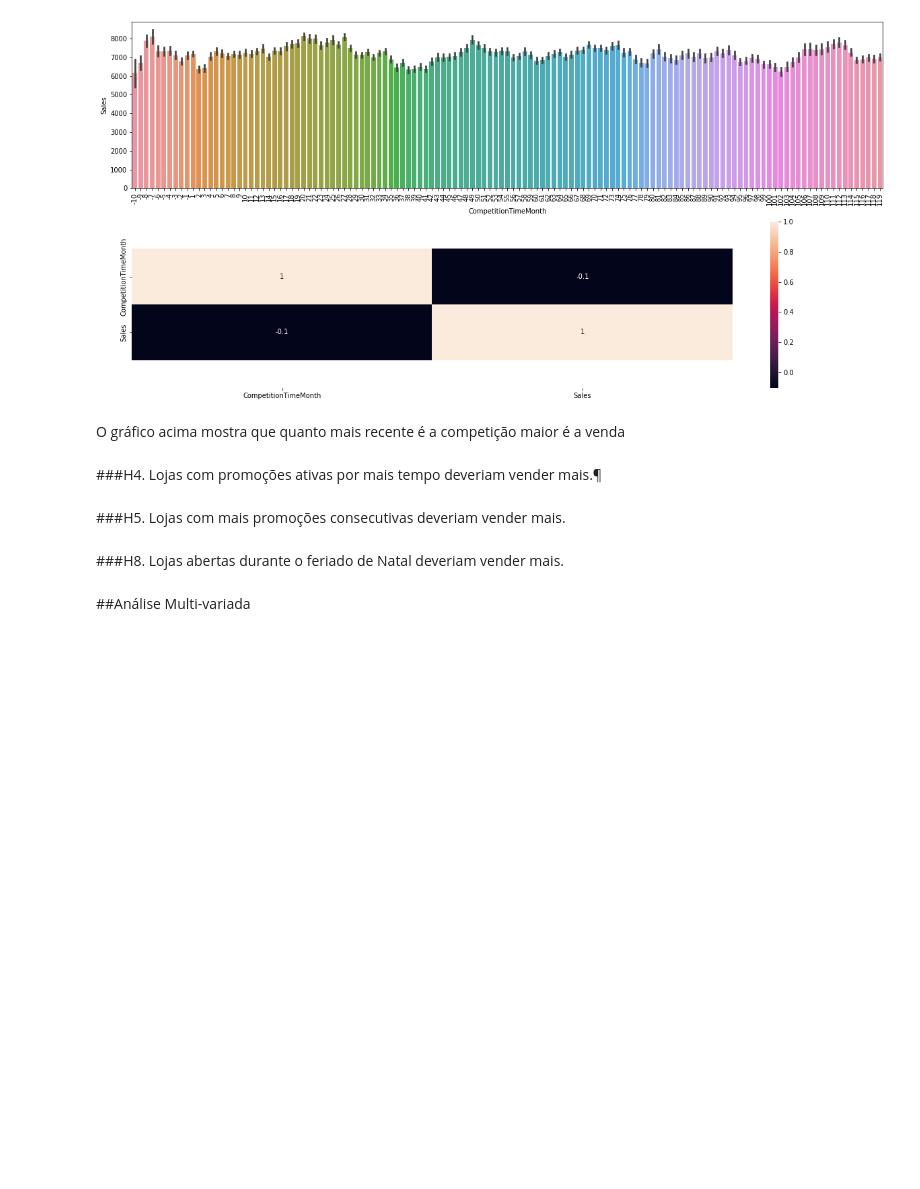
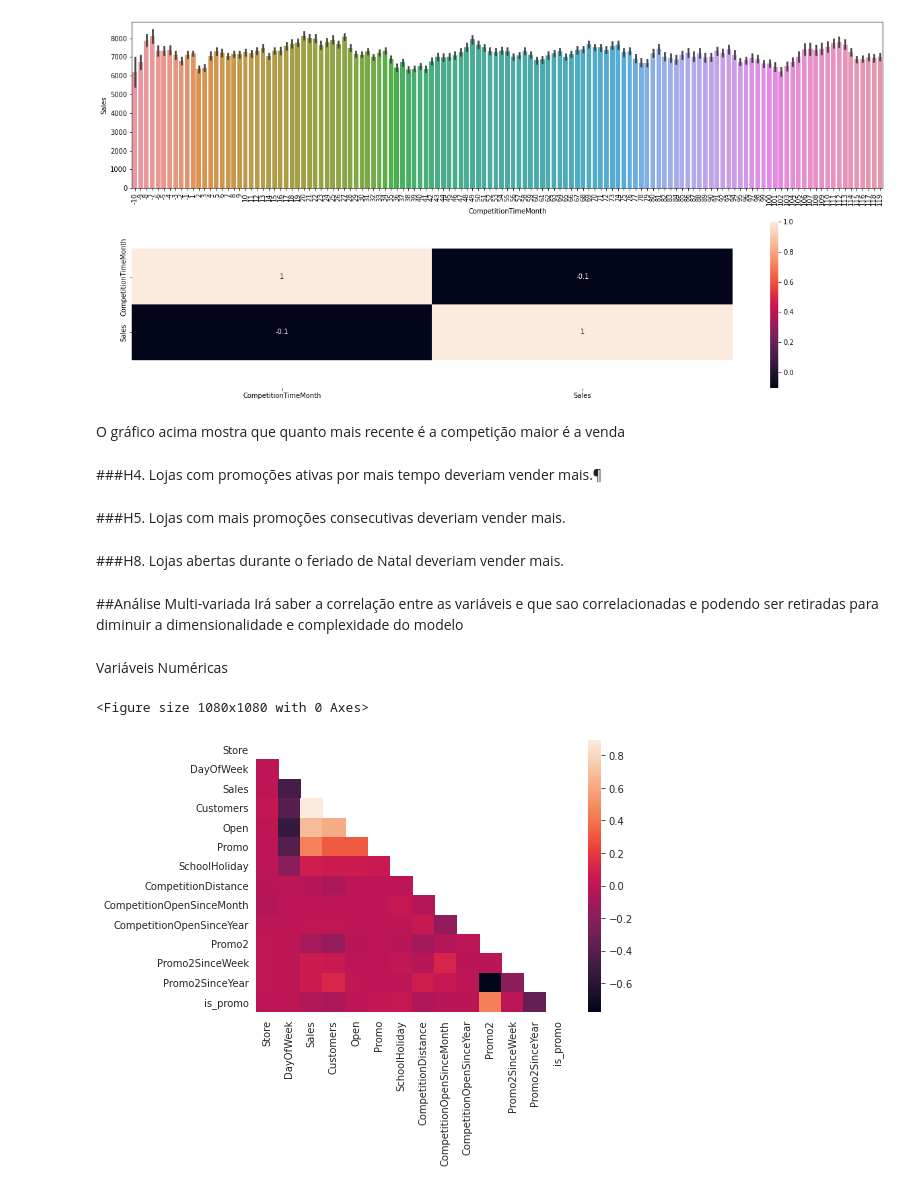
Before and after one commit to tuanymariiah/projeto_rossmam, a Jupyter notebook: Projeto_Rossmam.ipynb, the cells around one changed output. Saved outputs shown, nothing was run; the diff lists cells and outputs as text; code cells hidden in the pictures; blank space fills up the shorter version.

```diff
--- a/Projeto_Rossmam.ipynb
+++ b/Projeto_Rossmam.ipynb
@@ -432,5 +449,22 @@ O gráfico acima mostra que quanto mais recente é a competição maior é a ven
 ###H5. Lojas com mais promoções consecutivas deveriam vender mais.
 # %% [markdown]
 ###H8. Lojas abertas durante o feriado de Natal deveriam vender mais.
-# %% [markdown]
-##Análise Multi-variada
+# %% [markdown]
+##Análise Multi-variada
+Irá saber a correlação entre as variáveis e que sao correlacionadas e podendo ser retiradas para diminuir a dimensionalidade e complexidade do modelo
+# %% [markdown]
+Variáveis Numéricas
+# %%
+plt.figure(figsize=(15,15))
+
+correlation = num_attributes.corr( method='pearson' )
+
+mask = np.zeros_like(correlation)
+mask[np.triu_indices_from(correlation)] = True
+with sns.axes_style("white"):
+    f, ax = plt.subplots(figsize=(7, 5))
+    ax = sns.heatmap(correlation, mask=mask);
+#sns.heatmap( correlation, annot=True, linewidths=.5,  vmax=.3, square=True);
+# %% [output]
+<Figure size 1080x1080 with 0 Axes>
+[figure, added]
```
Also changed, not shown: parts of 5 cells of this notebook.
